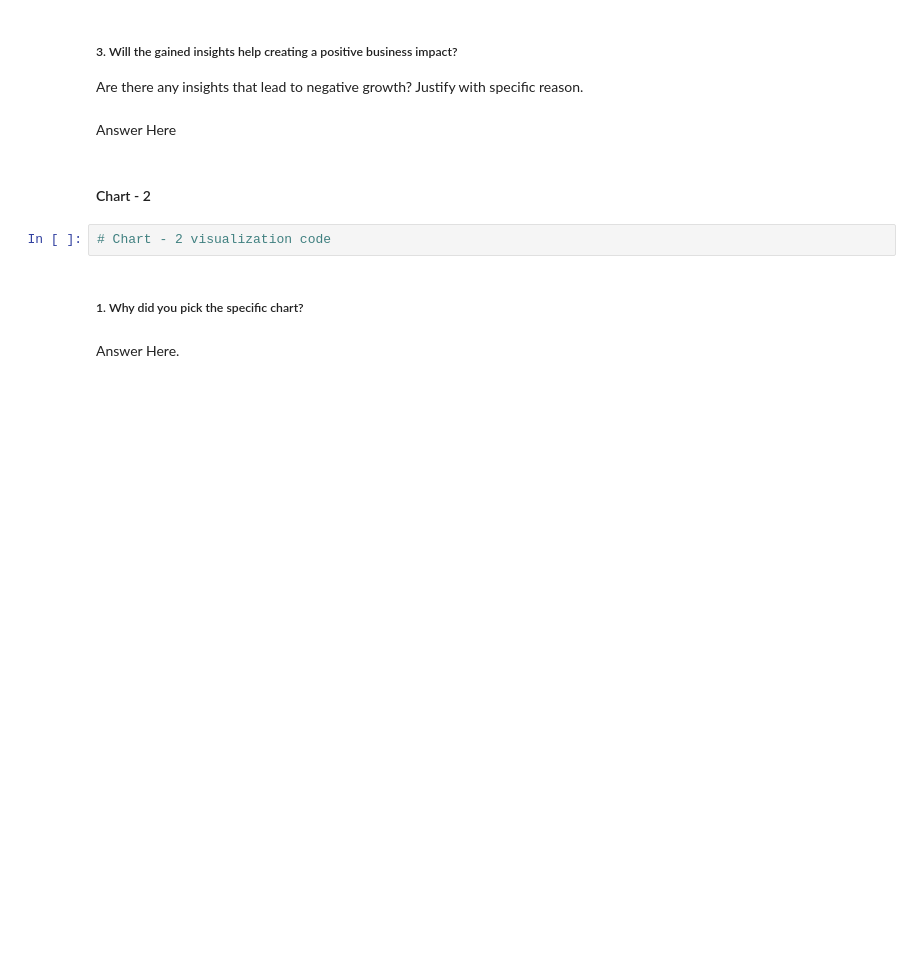
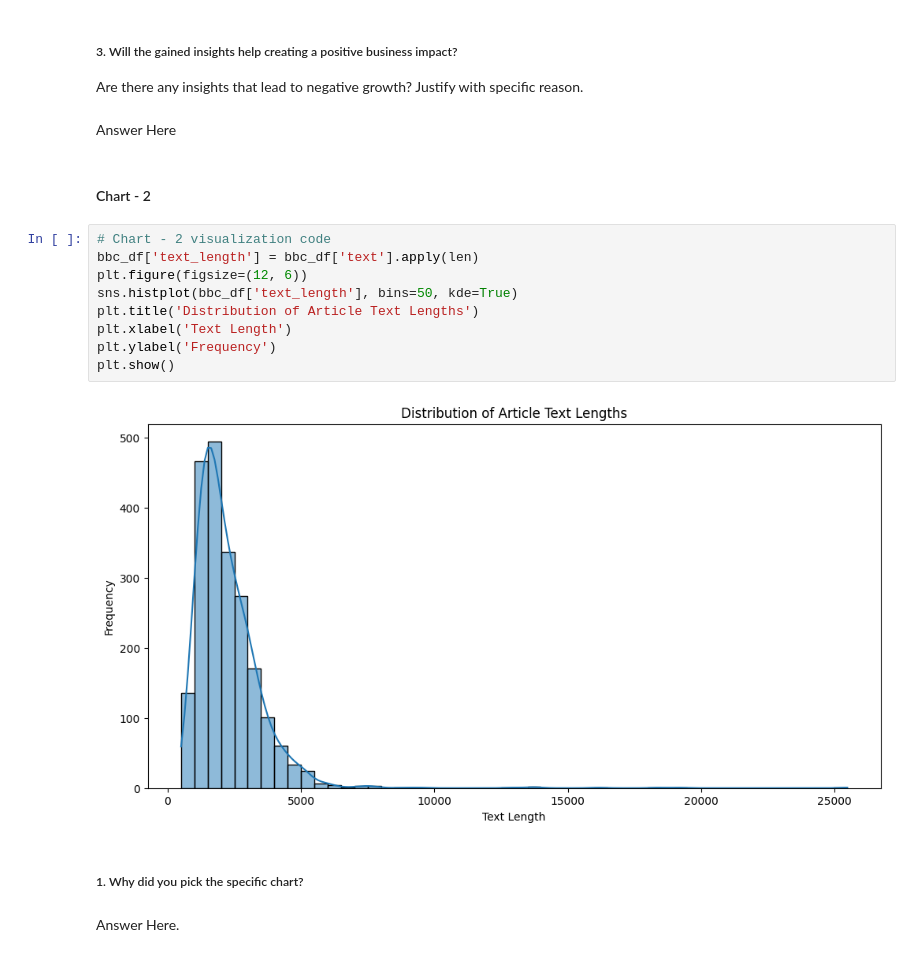
Before and after one commit to hitcaff/Topic_Modeling_on_news_articles, a Jupyter notebook: Topic_Modeling_on_News_Articles(Unsupervised)_.ipynb, the cells around one changed output. Saved outputs shown, nothing was run; the diff lists cells and outputs as text; blank space fills up the shorter version.

```diff
--- a/Topic_Modeling_on_News_Articles(Unsupervised)_.ipynb
+++ b/Topic_Modeling_on_News_Articles(Unsupervised)_.ipynb
@@ -246,8 +327,17 @@ Are there any insights that lead to negative growth? Justify with specific reaso
 Answer Here
 # %% [markdown]
 #### Chart - 2
-# %%
-# Chart - 2 visualization code
+# %%
+# Chart - 2 visualization code
+bbc_df['text_length'] = bbc_df['text'].apply(len)
+plt.figure(figsize=(12, 6))
+sns.histplot(bbc_df['text_length'], bins=50, kde=True)
+plt.title('Distribution of Article Text Lengths')
+plt.xlabel('Text Length')
+plt.ylabel('Frequency')
+plt.show()
+# %% [output]
+[figure, added]
 # %% [markdown]
 ##### 1. Why did you pick the specific chart?
 # %% [markdown]
```
Also changed, not shown: parts of 35 cells of this notebook.
